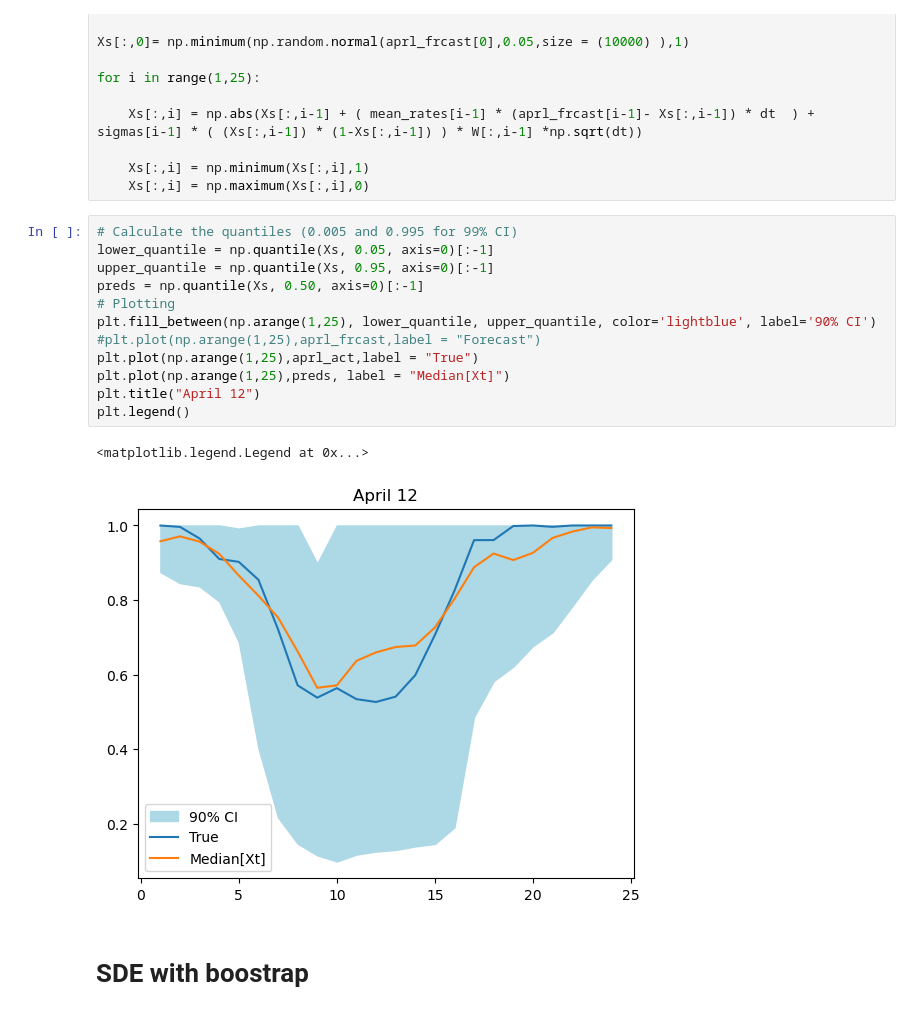
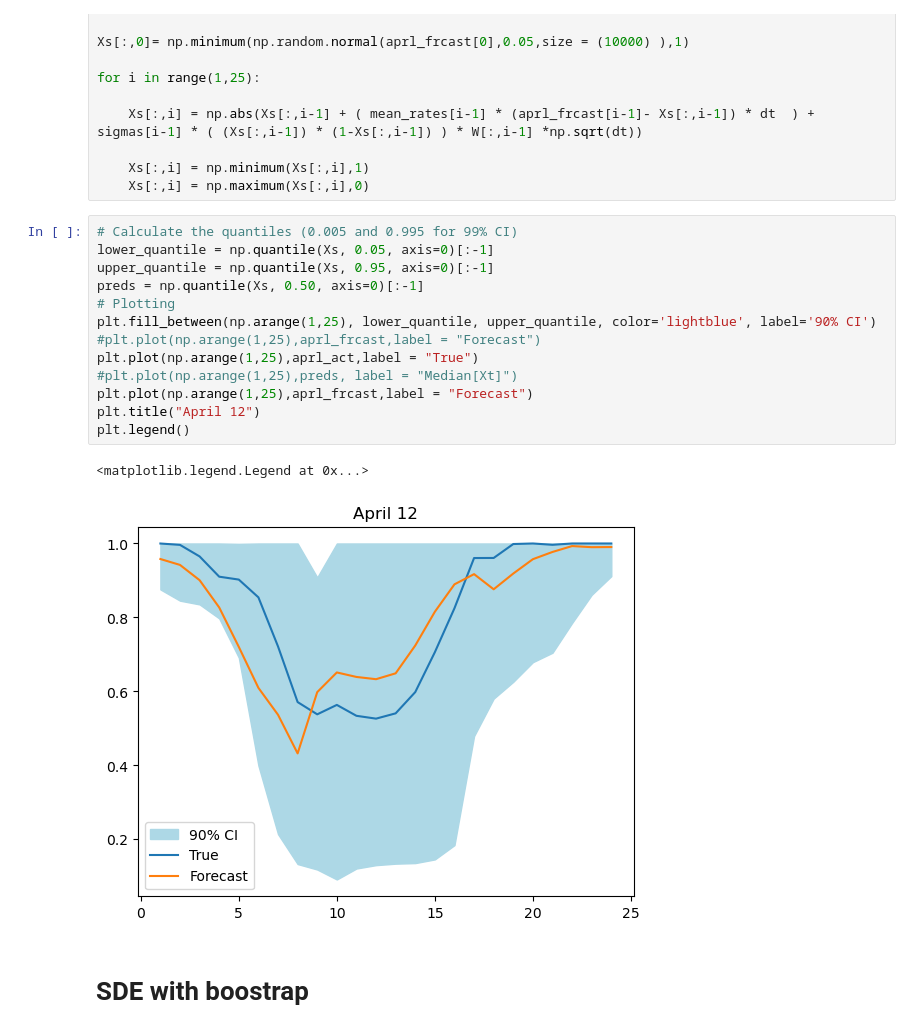
Before and after one commit to thihaa2019/RMCgp, a Jupyter notebook: AjaxCalibrationJacobi.ipynb, the cells around one changed output. Drawn from its saved outputs; the diff is of its cells as text.

```diff
--- a/AjaxCalibrationJacobi.ipynb
+++ b/AjaxCalibrationJacobi.ipynb
@@ -293,18 +293,19 @@ for i in range(1,25):
 # %%
 # Calculate the quantiles (0.005 and 0.995 for 99% CI)
 lower_quantile = np.quantile(Xs, 0.05, axis=0)[:-1]
 upper_quantile = np.quantile(Xs, 0.95, axis=0)[:-1]
 preds = np.quantile(Xs, 0.50, axis=0)[:-1]
 # Plotting
 plt.fill_between(np.arange(1,25), lower_quantile, upper_quantile, color='lightblue', label='90% CI')
 #plt.plot(np.arange(1,25),aprl_frcast,label = "Forecast")
 plt.plot(np.arange(1,25),aprl_act,label = "True")
-plt.plot(np.arange(1,25),preds, label = "Median[Xt]")
+#plt.plot(np.arange(1,25),preds, label = "Median[Xt]")
+plt.plot(np.arange(1,25),aprl_frcast,label = "Forecast")
 plt.title("April 12")
 plt.legend()
 # %% [output]
 <matplotlib.legend.Legend at 0x...>
-[figure, old version]
+[figure, new version]
 # %% [markdown]
 # SDE with boostrap
 # %%
```
Also changed, not shown: parts of 7 cells of this notebook, 27 other files.
